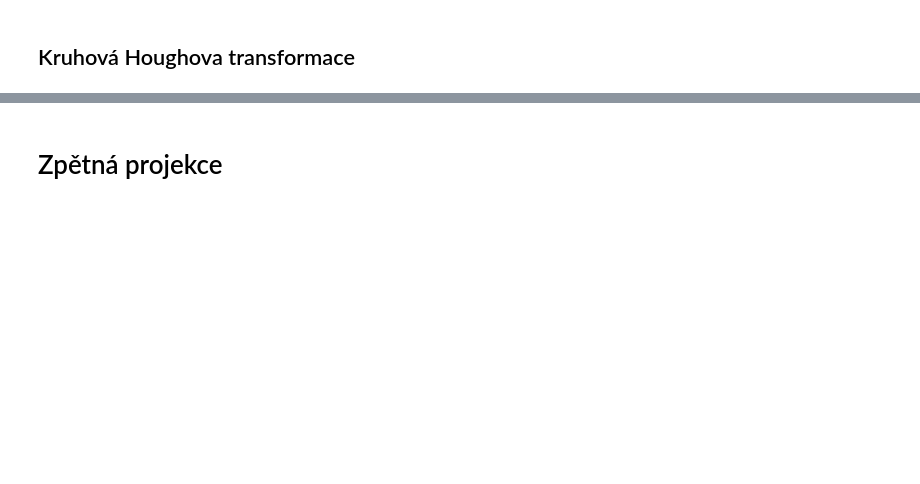
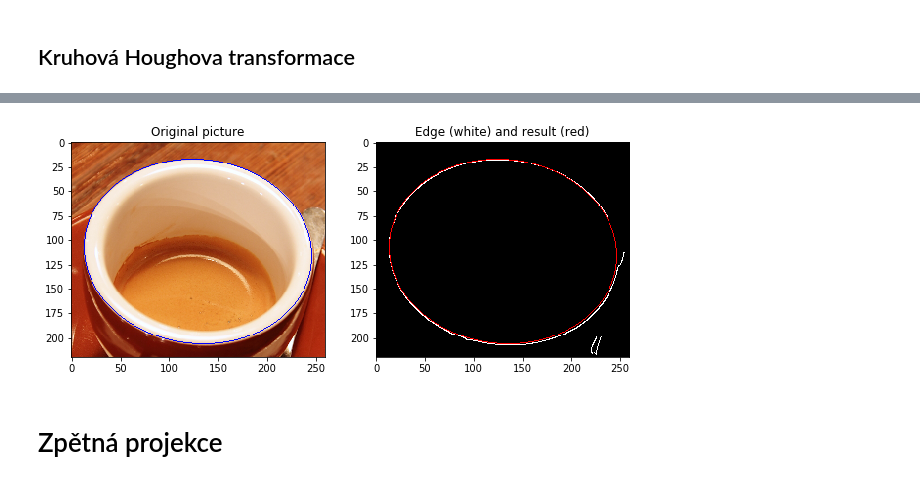
Before and after one commit to mjirik/ZDO, a Jupyter notebook: ZDOcv10.ipynb, the cells around one changed output, grey strips where cells are left out. Saved outputs shown, nothing was run; the diff lists cells and outputs as text; code cells hidden in the pictures; blank space fills up the shorter version.

```diff
--- a/ZDOcv10.ipynb
+++ b/ZDOcv10.ipynb
@@ -278,3 +206,77 @@ plt.show()
+# %%
+
+"""
+Ellipse detection
+=================
+
+In this second example, the aim is to detect the edge of a coffee cup.
+Basically, this is a projection of a circle, i.e. an ellipse.
+The problem to solve is much more difficult because five parameters have to be
+determined, instead of three for circles.
+
+
+Algorithm overview
+------------------
+
+The algorithm takes two different points belonging to the ellipse. It assumes
+that it is the main axis. A loop on all the other points determines how much
+an ellipse passes to them. A good match corresponds to high accumulator values.
+
+A full description of the algorithm can be found in reference [1]_.
+
+References
+----------
+.. [1] Xie, Yonghong, and Qiang Ji. "A new efficient ellipse detection
+       method." Pattern Recognition, 2002. Proceedings. 16th International
+       Conference on. Vol. 2. IEEE, 2002
+"""
+
+import matplotlib.pyplot as plt
+
+from skimage import data, feature, color
+from skimage.transform import hough_ellipse
+from skimage.draw import ellipse_perimeter
+
+# Load picture, convert to grayscale and detect edges
+image_rgb = data.coffee()[0:220, 160:420]
+image_gray = color.rgb2gray(image_rgb)
+edges = feature.canny(image_gray, sigma=2.0,
+                     low_threshold=0.55, high_threshold=0.8)
+
+# Perform a Hough Transform
+# The accuracy corresponds to the bin size of a major axis.
+# The value is chosen in order to get a single high accumulator.
+# The threshold eliminates low accumulators
+result = hough_ellipse(edges, accuracy=20, threshold=250,
+                       min_size=100, max_size=120)
+result.sort(order='accumulator')
+
+# Estimated parameters for the ellipse
+best = result[-1]
+yc = int(best[1])
+xc = int(best[2])
+a = int(best[3])
+b = int(best[4])
+orientation = best[5]
+
+# Draw the ellipse on the original image
+cy, cx = ellipse_perimeter(yc, xc, a, b, orientation)
+image_rgb[cy, cx] = (0, 0, 255)
+# Draw the edge (white) and the resulting ellipse (red)
+edges = color.gray2rgb(edges)
+edges[cy, cx] = (250, 0, 0)
+
+fig2, (ax1, ax2) = plt.subplots(ncols=2, nrows=1, figsize=(10, 6))
+
+ax1.set_title('Original picture')
+ax1.imshow(image_rgb)
+
+ax2.set_title('Edge (white) and result (red)')
+ax2.imshow(edges.astype(float))
+
+plt.show()
+# %% [output]
+[figure, added]
 # %% [markdown]
 # Zpětná projekce
 # %%
```
Also changed, not shown: parts of 8 cells of this notebook, 3 other files.
